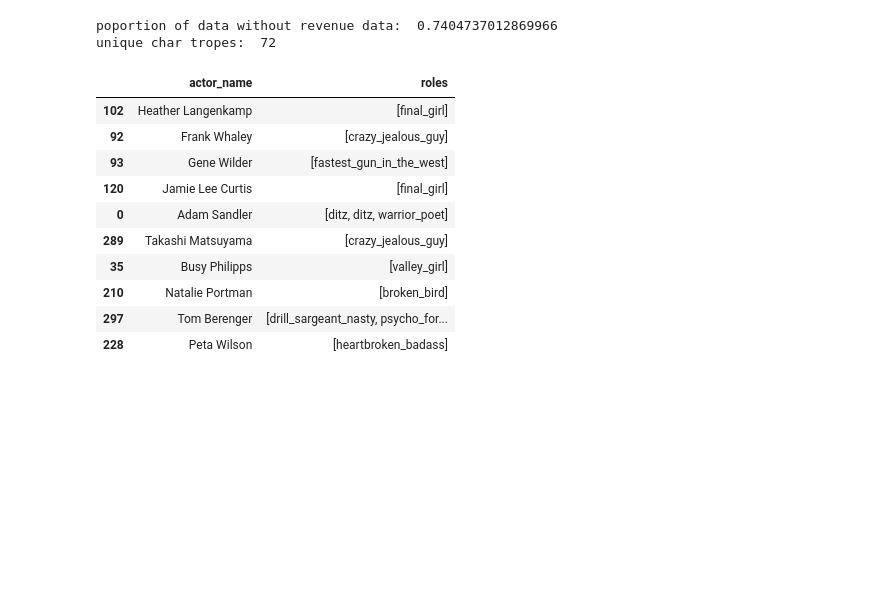
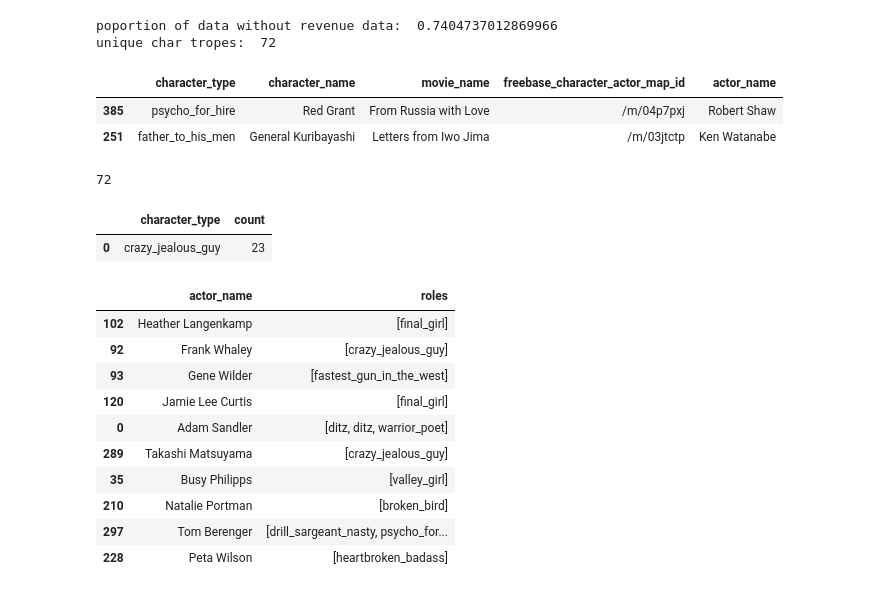
Before and after one commit to epfl-ada/ada-2023-project-adhd2023, a Jupyter notebook: milestone2.ipynb, the cells around one changed output. Drawn from its saved outputs; the diff is of its cells as text; code cells hidden in the pictures; blank space fills up the shorter version.

```diff
--- a/milestone2.ipynb
+++ b/milestone2.ipynb
@@ -547,6 +547,24 @@ print("unique char tropes: ",len(tvtropes_clusters_df['character_type'].unique()
 # %% [output]
 poportion of data without revenue data:  0.7404737012869966
 unique char tropes:  72
+# %%
+tvtropes_clusters_df.sample(2)
+# %% [output]
+|  | character_type | character_name | movie_name | freebase_character_actor_map_id | actor_name |
+| 385 | psycho_for_hire | Red Grant | From Russia with Love | /m/04p7pxj | Robert Shaw |
+| 251 | father_to_his_men | General Kuribayashi | Letters from Iwo Jima | /m/03jtctp | Ken Watanabe |
+# %%
+len(tvtropes_clusters_df['character_type'].unique())
+# %% [output]
+72
+# %%
+#numbers of occureences of different types of characters
+char_type_counts = tvtropes_clusters_df['character_type'].value_counts()
+char_type_df = pd.DataFrame({'character_type': char_type_counts.index, 'count': char_type_counts.values})
+char_type_df.head(1)
+# %% [output]
+|  | character_type | count |
+| 0 | crazy_jealous_guy | 23 |
 # %%
 # create a new dataframe with character_type, actor_name and count columns
 df = tvtropes_clusters_df[['character_type', 'actor_name']]
```
Also changed, not shown: parts of 6 cells of this notebook.
